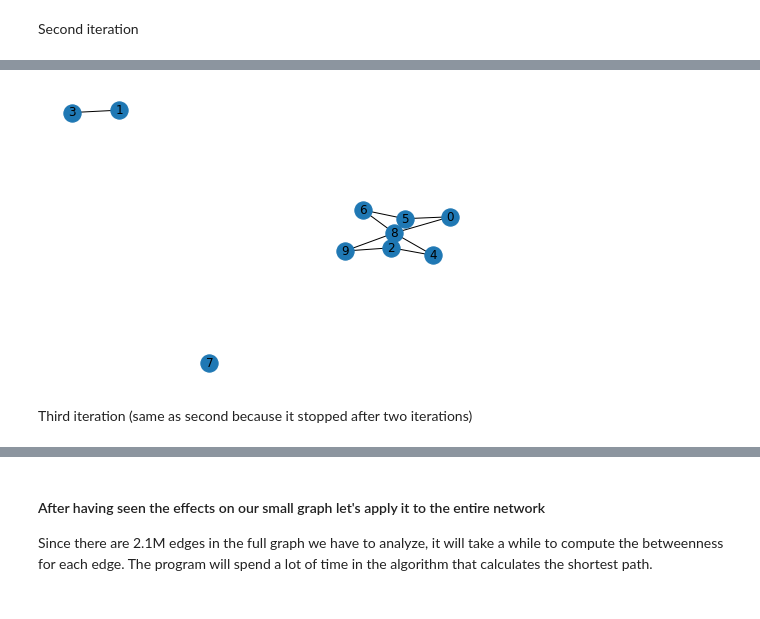
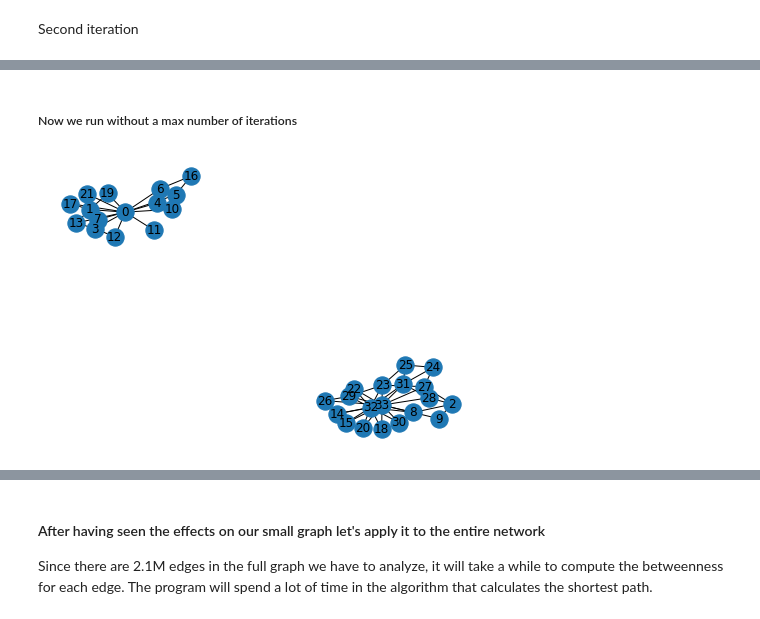
Before and after one commit to SocialMediaAnalytics2020/Project, a Jupyter notebook: Social Media Analytics Project.ipynb, the cells around one changed output, grey strips where cells are left out. Drawn from its saved outputs; the diff is of its cells as text; code cells hidden in the pictures.

Commit message:
Cleaned Implementation and compared to Girvan Newman in Networkx

```diff
--- a/Social Media Analytics Project.ipynb
+++ b/Social Media Analytics Project.ipynb
@@ -194,46 +197,41 @@ max(betweenness, key=betweenness.get)
 ##### This method keeps removing edges with maximum betweenness from Graph until splits into two communities
 # %%
 #parameters : G = the graph, k=number of iteration (by default it will compute until the end)
-def girvan_newman(G, k=0):
+def girvan_newman(G, k = -1):
+
     startIteration = k
     graph = G.copy()
+
     # no of components
     initial_number_components = nx.number_connected_components(graph)
 
     # stop when we have more communities compare to when we started
     current_number_components = initial_number_components
+
     # with a precised number of iteration :
-    if k != 0:
-        while k > 0 and current_number_components <= initial_number_components:
-            # edge betweenness for G
-            bw = edge_betweenness_centrality(graph)
+    ignoreK = k < 0
+    while current_number_components <= initial_number_components:
+        if not ignoreK and k <= 0:
+            break;
 
-            # find the edge with max centrality (n1, n2)
-            central_edge = max(bw, key=bw.get)
+        # edge betweenness for G
+        bw = edge_betweenness_centrality(graph)
 
-            #remove the central edge
-            graph.remove_edge(central_edge[0],central_edge[1])
+        # find the edge with max centrality (n1, n2)
+        central_edge = max(bw, key=bw.get)
 
-            # recalculate the no of components
-            current_number_components = nx.number_connected_components(graph)
+        #remove the central edge
+        graph.remove_edge(central_edge[0],central_edge[1])
 
-            #remove an iteration
-            k = k-1
-    else:
-        while current_number_components <= initial_number_components:
-            # edge betweenness for G
-            bw = edge_betweenness_centrality(graph)
+        # recalculate the no of components
+        current_number_components = nx.number_connected_components(graph)
 
-            # find the edge with max centrality (n1, n2)
-            central_edge = max(bw, key=bw.get)
+        #remove an iteration
+        k = k - 1
 
-            #remove the central edge
-            graph.remove_edge(central_edge[0],central_edge[1])
-
-            # recalculate the no of components
-            current_number_components = nx.number_connected_components(graph)
     if(k > 0):
         print("Number of iteration done before the reaching the end of Girvan Newman algorithm = {0}".format(startIteration - k))
+
     return graph
 # %% [markdown]
 #### We can run the Girvan Newman algorithm on our small graph now and see the communities that are found
@@ -251,9 +260,9 @@ Second iteration
+# %% [markdown]
+##### Now we run without a max number of iterations
 # %%
-newGraph = girvan_newman(X,2)
+newGraph = girvan_newman(X)
 
 nx.draw(newGraph, with_labels=True)
 plt.show()
 # %% [output]
-[figure, old version]
+[figure, new version]
-# %% [markdown]
-Third iteration (same as second because it stopped after two iterations)
```
Also changed, not shown: parts of 13 cells of this notebook.
